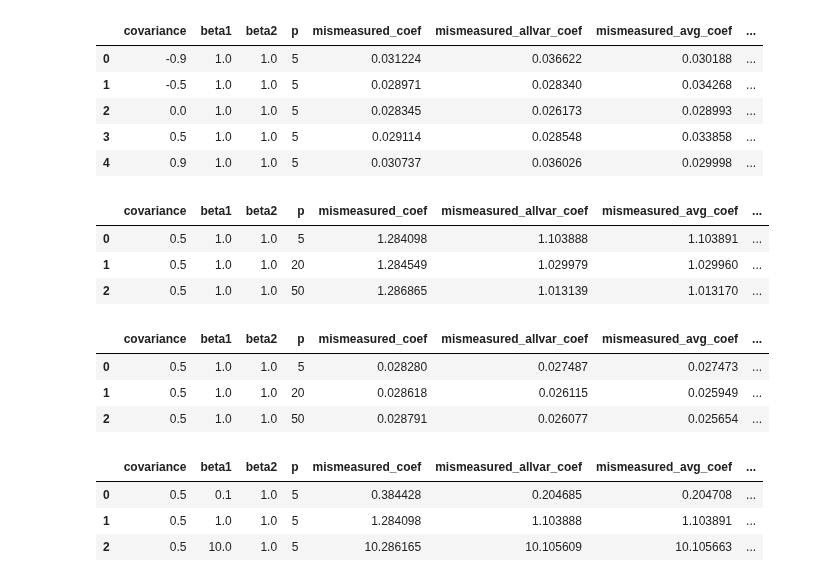
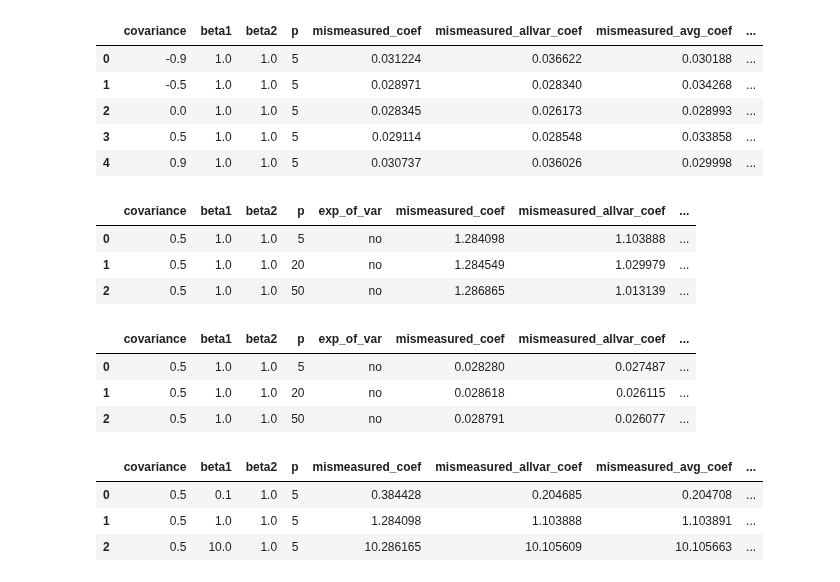
Before and after one commit to ijyliu/ECMA-31330-Project, a Jupyter notebook: Source/Local_Simulations/PCA on Covariates 20210526.ipynb, the cells around one changed output. Cells and saved outputs as stored; diff of their text form; code cells hidden in the pictures.

```diff
--- a/Source/Local_Simulations/PCA on Covariates 20210526.ipynb
+++ b/Source/Local_Simulations/PCA on Covariates 20210526.ipynb
@@ -309,19 +309,19 @@ output.loc[(output['beta1']==1)&(output['beta2']==1)&(output['p'] == 5)&(output[
 | 3 | 0.5 | 1.0 | 1.0 | 5 | 0.029114 | 0.028548 | 0.033858 | ... |
 | 4 | 0.9 | 1.0 | 1.0 | 5 | 0.030737 | 0.036026 | 0.029998 | ... |
 # %%
-output.loc[(output['beta1']==1)&(output['beta2']==1)&(output['covariance'] == 0.5)&(output['exp_of_var']=='no')].groupby(['covariance','beta1','beta2','p']).mean().reset_index()
+output.loc[(output['beta1']==1)&(output['beta2']==1)&(output['covariance'] == 0.5)&(output['exp_of_var']=='no')].groupby(['covariance','beta1','beta2','p','exp_of_var']).mean().reset_index()
 # %% [output]
-|  | covariance | beta1 | beta2 | p | mismeasured_coef | mismeasured_allvar_coef | mismeasured_avg_coef | ... |
-| 0 | 0.5 | 1.0 | 1.0 | 5 | 1.284098 | 1.103888 | 1.103891 | ... |
-| 1 | 0.5 | 1.0 | 1.0 | 20 | 1.284549 | 1.029979 | 1.029960 | ... |
-| 2 | 0.5 | 1.0 | 1.0 | 50 | 1.286865 | 1.013139 | 1.013170 | ... |
+|  | covariance | beta1 | beta2 | p | exp_of_var | mismeasured_coef | mismeasured_allvar_coef | ... |
+| 0 | 0.5 | 1.0 | 1.0 | 5 | no | 1.284098 | 1.103888 | ... |
+| 1 | 0.5 | 1.0 | 1.0 | 20 | no | 1.284549 | 1.029979 | ... |
+| 2 | 0.5 | 1.0 | 1.0 | 50 | no | 1.286865 | 1.013139 | ... |
 # %%
-output.loc[(output['beta1']==1)&(output['beta2']==1)&(output['covariance'] == 0.5)&(output['exp_of_var']=='no')].groupby(['covariance','beta1','beta2','p']).std().reset_index()
+output.loc[(output['beta1']==1)&(output['beta2']==1)&(output['covariance'] == 0.5)&(output['exp_of_var']=='no')].groupby(['covariance','beta1','beta2','p','exp_of_var']).std().reset_index()
 # %% [output]
-|  | covariance | beta1 | beta2 | p | mismeasured_coef | mismeasured_allvar_coef | mismeasured_avg_coef | ... |
-| 0 | 0.5 | 1.0 | 1.0 | 5 | 0.028280 | 0.027487 | 0.027473 | ... |
-| 1 | 0.5 | 1.0 | 1.0 | 20 | 0.028618 | 0.026115 | 0.025949 | ... |
-| 2 | 0.5 | 1.0 | 1.0 | 50 | 0.028791 | 0.026077 | 0.025654 | ... |
+|  | covariance | beta1 | beta2 | p | exp_of_var | mismeasured_coef | mismeasured_allvar_coef | ... |
+| 0 | 0.5 | 1.0 | 1.0 | 5 | no | 0.028280 | 0.027487 | ... |
+| 1 | 0.5 | 1.0 | 1.0 | 20 | no | 0.028618 | 0.026115 | ... |
+| 2 | 0.5 | 1.0 | 1.0 | 50 | no | 0.028791 | 0.026077 | ... |
 # %%
 output.loc[(output['p']==5)&(output['beta2']==1)&(output['covariance'] == 0.5)&(output['exp_of_var']=='no')].groupby(['covariance','beta1','beta2','p']).mean().reset_index()
 # %% [output]
```
Also changed, not shown: 20 other files.
